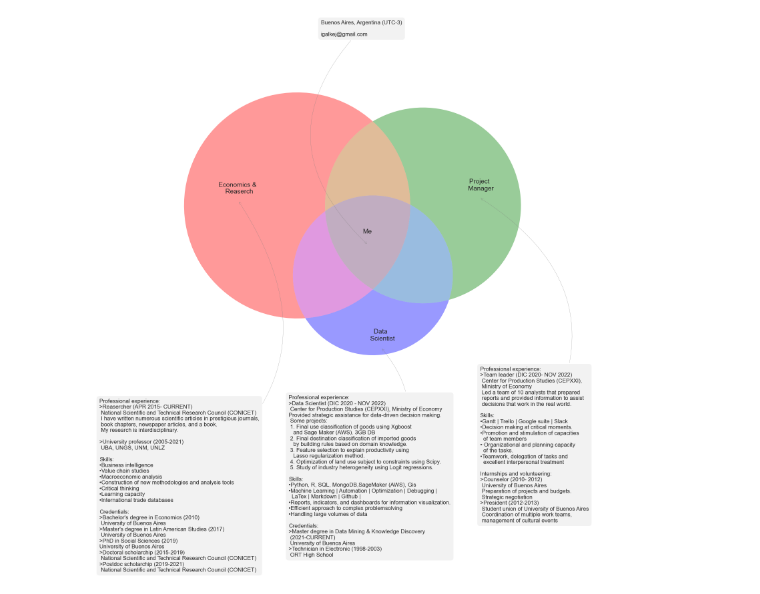
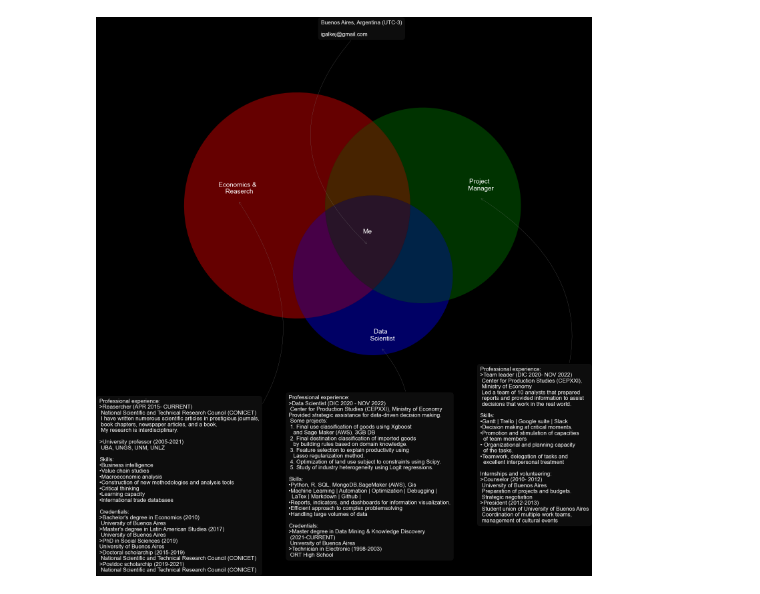
Before and after one commit to igalkej/igalkej, a Jupyter notebook: about_me.ipynb, the cells around one changed output. Saved outputs shown, nothing was run; the diff lists cells and outputs as text; code cells hidden in the pictures.

```diff
--- a/about_me.ipynb
+++ b/about_me.ipynb
@@ -3,8 +3,8 @@ from matplotlib import pyplot as plt
 from matplotlib_venn import venn3, venn3_circles, venn3_unweighted
 import numpy as np
 
-#plt.style.use('dark_background')
-plt.style.use('seaborn')
+plt.style.use('dark_background')
+#plt.style.use('seaborn')
 params = {'figure.figsize': (15 , 22),
               'axes.labelsize': 20,
               'axes.titlesize': 30,
@@ -21,32 +21,32 @@ v.get_label_by_id('010').set_text("Project \n Manager")
 v.get_label_by_id('001').set_text("Data \n Scientist")
 v.get_label_by_id('101').set_text("")
 v.get_label_by_id('011').set_text("")
 v.get_label_by_id('110').set_text("")
 v.get_label_by_id('111').set_text("Me")
 
 about =  "Buenos Aires, Argentina (UTC-3)\n\nigalkej@gmail.com"
 data_sc = "Professional experience:\n>Data Scientist (DIC 2020 - NOV 2022)\n Center for Production Studies (CEPXXI), Ministry of Economy\nProvided strategic assistance for data-driven decision making.\n Some projects:\n 1. Final use classification of goods using Xgboost \n   and Sage Maker (AWS). 3GB DB\n 2. Final destination classification of imported goods \n   by building rules based on domain knowledge. \n 3. Feature selection to explain productivity using \n   Lasso regularization method. \n 4. Optimization of land use subject to constraints using Scipy. \n 5. Study of industry heterogeneity using Logit regressions.\n\nSkills:\n•Python, R, SQL, MongoDB,SageMaker (AWS), Gis\n•Machine Learning | Automation | Optimization | Debugging |\n  LaTex | Markdown | Github |\n•Reports, indicators, and dashboards for information visualization.\n•Efficient approach to complex problemsolving\n•Handling large volumes of data\n\nCredentials:\n>Master degree in Data Mining & Knowledge Discovery\n (2021-CURRENT)\n University of Buenos Aires\n>Technician in Electronic (1998-2003)\n ORT High School"
 e_and_r = "Professional experience:\n>Reasercher (APR 2015- CURRENT)\n National Scientific and Technical Research Council (CONICET)\n I have written numerous scientific articles in prestigious journals,\n book chapters, newspaper articles, and a book.\n My research is interdisciplinary.\n\n>University professor (2005-2021)\n UBA, UNGS, UNM, UNLZ\n\nSkills:\n•Business intelligence\n•Value chain studies\n•Macroeconomic analysis\n•Construction of new methodologies and analysis tools\n•Critical thinking\n•Learning capacity\n•International trade databases\n\nCredentials:\n>Bachelor's degree in Economics (2010)\n University of Buenos Aires\n>Master's degree in Latin American Studies (2017)\n University of Buenos Aires\n>PhD in Social Sciences (2019)\nUniversity of Buenos Aires\n>Doctoral scholarchip (2015-2019)\n National Scientific and Technical Research Council (CONICET)\n>Postdoc scholarchip (2019-2021)\n National Scientific and Technical Research Council (CONICET)"
 
 pm="Professional experience:\n>Team leader (DIC 2020- NOV 2022)\n Center for Production Studies (CEPXXI),\n Ministry of Economy\n Led a team of 10 analysts that prepared\n reports and provided information to assist\n decisions that work in the real world.\n\nSkills:\n•Gantt | Trello | Google suite | Slack\n•Decision making at critical moments.\n•Promotion and stimulation of capacities\n  of team members\n•·Organizational and planning capacity\n  of the tasks.\n•Teamwork, delegation of tasks and\n  excellent interpersonal treatment\n\nInternships and volunteering:\n>Counselor (2010- 2012)\n University of Buenos Aires\n Preparation of projects and budgets. \n Strategic negotiation\n>President (2012-2013)\n Student union of University of Buenos Aires\n Coordination of multiple work teams, \n management of cultural events"
 
 #pm="Professional experience:\n>Team leader (DIC 2020- NOV 2022)\n Center for Production Studies (CEPXXI),\n Ministry of Economy\n Led a team of 10 analysts that prepared\n reports and provided information to assist\n decisions that work in the real world.\n\nSkills:\n•Gantt | Trello | Google suite | Slack\n•Decision making at critical moments.\n•Promotion and stimulation\n of capacities of team members\n•Organizational and planning capacity of\n the tasks.\n•Teamwork, delegation of tasks and excellent\n interpersonal treatment\n\nInternships and volunteering:\n>Counselor (2010- 2012)\n University of Buenos Aires\n Preparation of projects and budgets.\n Strategic negotiation\n>President (2012-2013)\n Student union of University of Buenos Aires\n Coordination of multiple work teams,\n management of cultural events"
 
 
 for text in v.subset_labels:
     text.set_fontsize(14)
 
 plt.annotate(about, xy=v.get_label_by_id('111').get_position() - np.array([0, 0.05]), xytext=(-100,450),
              ha='left', textcoords='offset points', bbox=dict(boxstyle='round,pad=0.5', fc='gray', alpha=0.1),
              arrowprops=dict(arrowstyle='->', connectionstyle='arc3,rad=0.5',color='gray'),fontsize=12)
 plt.annotate(e_and_r, xy=v.get_label_by_id('100').get_position() - np.array([0, 0.05]), xytext=(-300,-800), ha='left',              textcoords='offset points', bbox=dict(boxstyle='round,pad=0.5', fc='gray', alpha=0.1),arrowprops=dict                  (arrowstyle='->', connectionstyle='arc3,rad=0.5',color='gray'),fontsize=12)
 plt.annotate(pm, xy=v.get_label_by_id('010').get_position() - np.array([0, 0.05]), xytext=(0,-700),
              ha='left', textcoords='offset points', bbox=dict(boxstyle='round,pad=0.5', fc='gray', alpha=0.1),
              arrowprops=dict(arrowstyle='->', connectionstyle='arc3,rad=0.5',color='gray'),fontsize=12)
 plt.annotate(data_sc, xy=v.get_label_by_id('001').get_position() - np.array([0, 0.05]), xytext=(-200,-450),
              ha='left', textcoords='offset points', bbox=dict(boxstyle='round,pad=0.5', fc='gray', alpha=0.1),
              arrowprops=dict(arrowstyle='->', connectionstyle='arc3,rad=0.5',color='gray'),fontsize=12)
-plt.savefig('aboutme2023_1.png', format='png', dpi=300, transparent=True)
+plt.savefig('aboutme2023_dark.png', format='png', dpi=300, transparent=True)
 plt.show()
 # %% [output]
-[figure, old version]
+[figure, new version]
```
Also changed, not shown: 2 other files.
